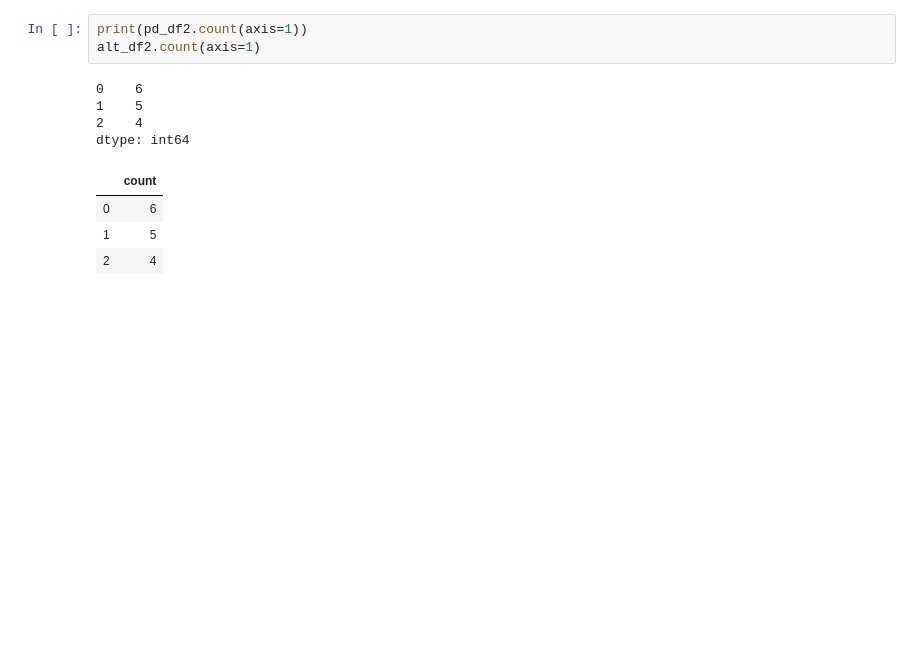
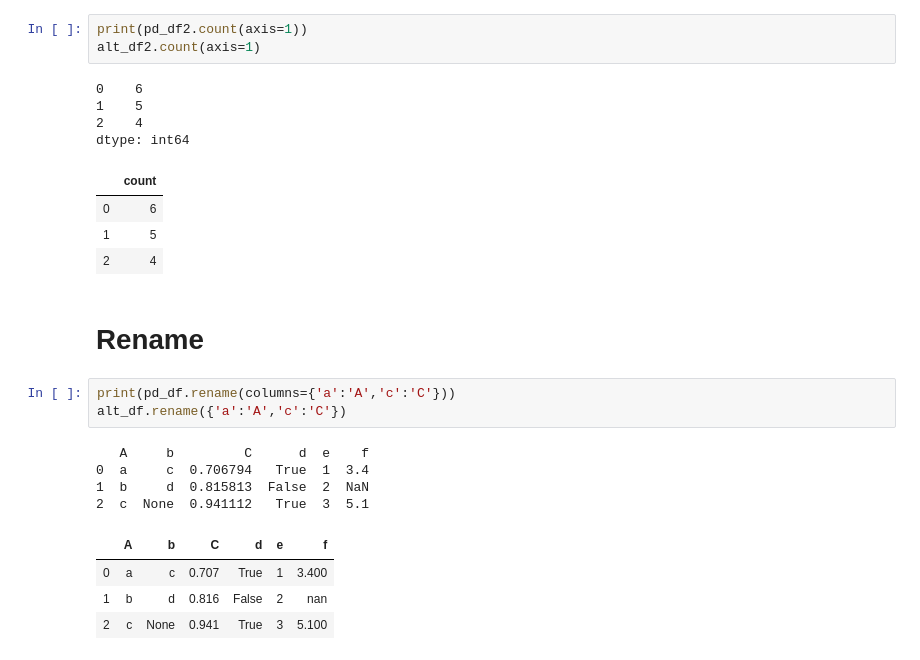
Before and after one commit to najafmurtaza/Analytica, a Jupyter notebook: Test Lib.ipynb, the cells around one changed output. Cells and saved outputs as stored; diff of their text form; blank space fills up the shorter version.

Commit message:
added `rename` method, updated `_aggregate_df` method
Optimized `_aggregate_df` for `any` and `all` methods. Both of them were creating copy of DataFrame which was not necessary for them.

```diff
--- a/Test Lib.ipynb
+++ b/Test Lib.ipynb
@@ -859,3 +859,17 @@ dtype: int64
 | 0 | 6 |
 | 1 | 5 |
 | 2 | 4 |
+# %% [markdown]
+# Rename
+# %%
+print(pd_df.rename(columns={'a':'A','c':'C'}))
+alt_df.rename({'a':'A','c':'C'})
+# %% [output]
+   A     b         C      d  e    f
+0  a     c  0.706794   True  1  3.4
+1  b     d  0.815813  False  2  NaN
+2  c  None  0.941112   True  3  5.1
+|  | A | b | C | d | e | f |
+| 0 | a | c | 0.707 | True | 1 | 3.400 |
+| 1 | b | d | 0.816 | False | 2 | nan |
+| 2 | c | None | 0.941 | True | 3 | 5.100 |
```
Also changed, not shown: parts of 28 cells of this notebook, 2 other files.
